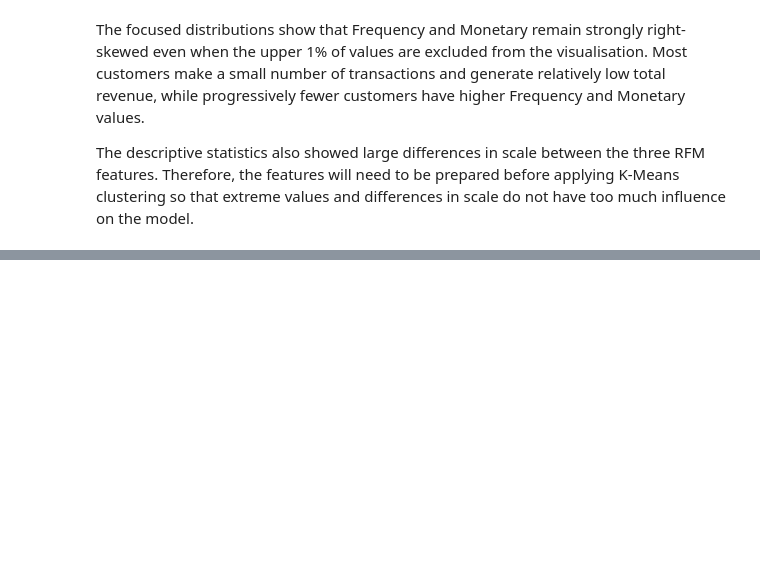
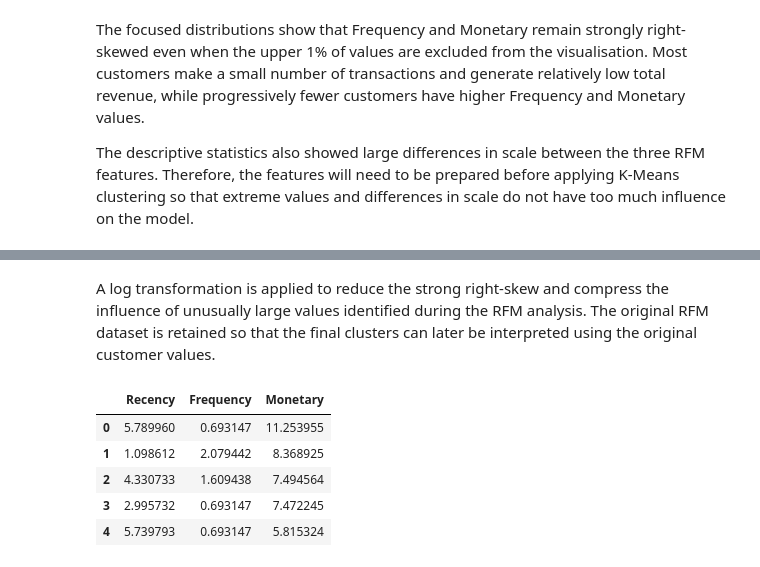
Before and after one commit to sahra02/Online-Retail-Transaction-Analysis, a Jupyter notebook: jupyter_notebooks/03-Machine_Learning.ipynb, the cells around one changed output, grey strips where cells are left out. Saved outputs shown, nothing was run; the diff lists cells and outputs as text; code cells hidden in the pictures; blank space fills up the shorter version.

```diff
--- a/jupyter_notebooks/03-Machine_Learning.ipynb
+++ b/jupyter_notebooks/03-Machine_Learning.ipynb
@@ -307,0 +327,13 @@ The descriptive statistics also showed large differences in scale between the th
+# %% [markdown]
+A log transformation is applied to reduce the strong right-skew and compress the influence of unusually large values identified during the RFM analysis. The original RFM dataset is retained so that the final clusters can later be interpreted using the original customer values.
+# %%
+rfm_log = np.log1p(rfm_model)
+
+rfm_log.head()
+# %% [output]
+|  | Recency | Frequency | Monetary |
+| 0 | 5.789960 | 0.693147 | 11.253955 |
+| 1 | 1.098612 | 2.079442 | 8.368925 |
+| 2 | 4.330733 | 1.609438 | 7.494564 |
+| 3 | 2.995732 | 0.693147 | 7.472245 |
+| 4 | 5.739793 | 0.693147 | 5.815324 |
```
Also changed, not shown: parts of 13 cells of this notebook.
